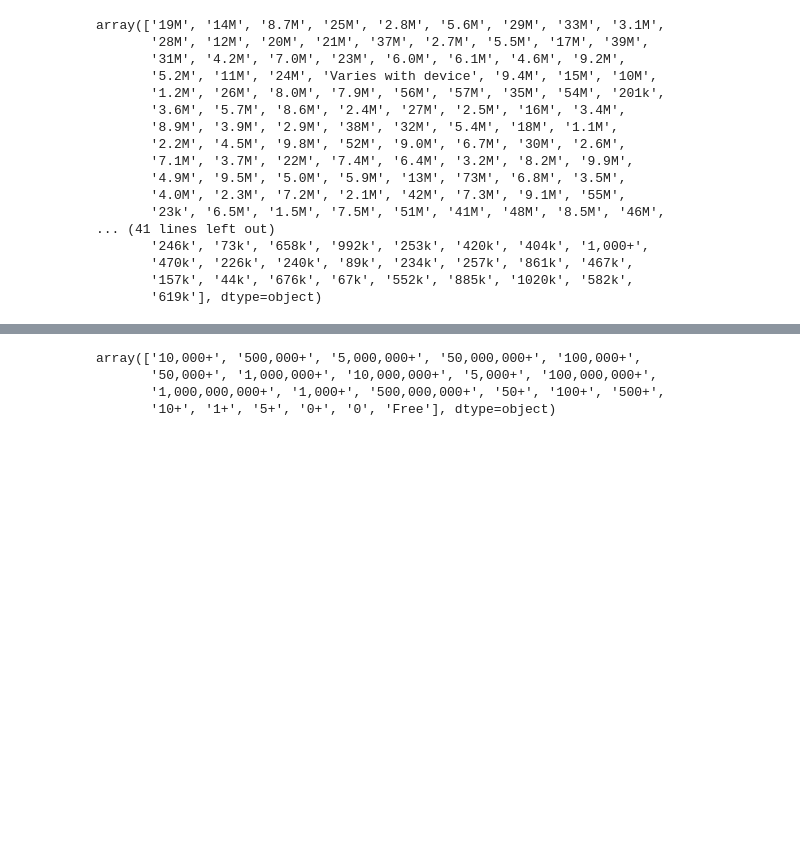
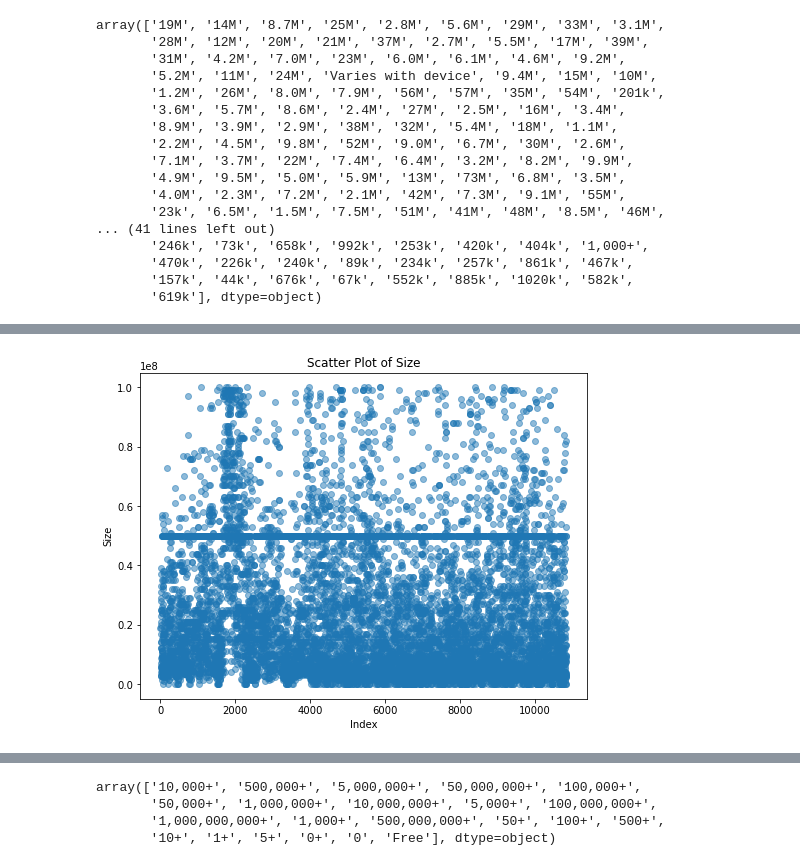
Before and after one commit to ayaatef11/Data-Preprocessing, a Jupyter notebook: solution.ipynb, the cells around one changed output, grey strips where cells are left out. Cells and saved outputs as stored; diff of their text form; code cells hidden in the pictures; blank space fills up the shorter version.

```diff
--- a/solution.ipynb
+++ b/solution.ipynb
@@ -205,0 +283,10 @@ memory usage: 1.1+ MB
+# %%
+#scatter plot
+plt.figure(figsize=(8,6))
+plt.scatter(data.index, data['Size'], alpha=0.5)
+plt.title('Scatter Plot of Size')
+plt.xlabel('Index')
+plt.ylabel('Size')
+plt.show()
+# %% [output]
+[figure, added]
```
Also changed, not shown: parts of 31 cells of this notebook.
